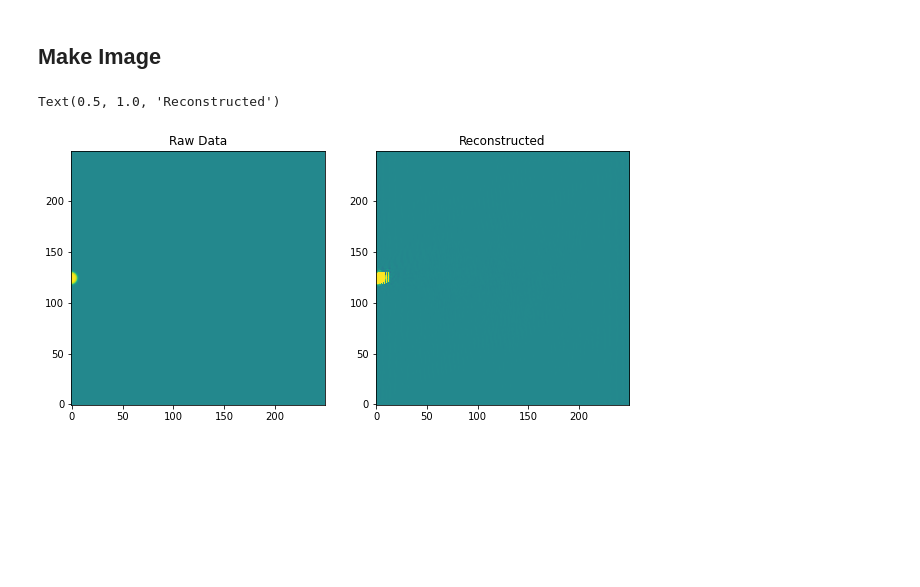
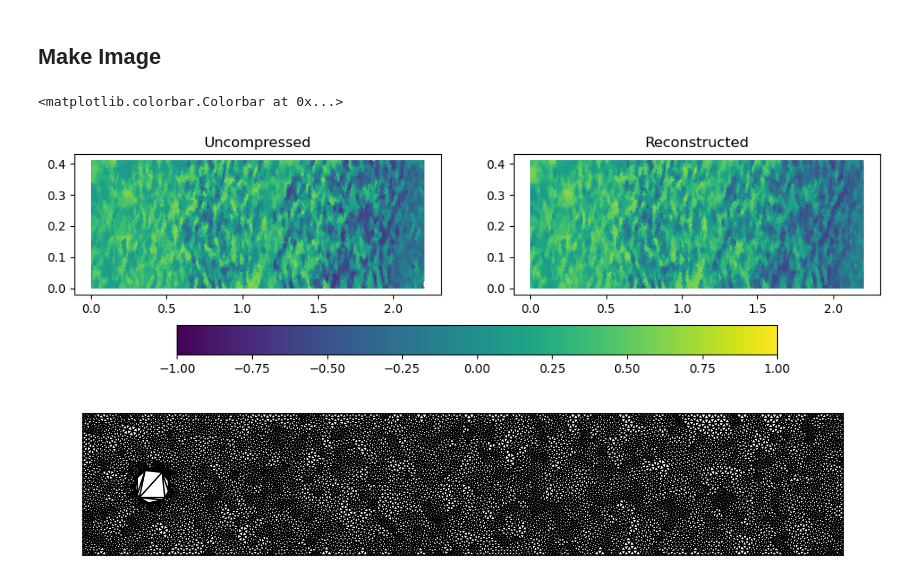
Before and after one commit to AlgorithmicDataReduction/PyTorch-QuadConv, a Jupyter notebook: notebooks/Checkpoint.ipynb, the cells around one changed output. Cells and saved outputs as stored; diff of their text form; code cells hidden in the pictures; blank space fills up the shorter version.

Commit message:
Small flow experiment edits.

```diff
--- a/notebooks/Checkpoint.ipynb
+++ b/notebooks/Checkpoint.ipynb
@@ -7,11 +7,11 @@ import numpy as np
 from core.mesh_data import DataModule
 from core.PVCAE.model import Model
 # %%
-dm = DataModule(data_dir='../data/ignition_mesh',
+dm = DataModule(data_dir='../data/flow_mesh',
                 spatial_dim=2,
-                num_points=9074,
+                num_points=7613,
                 batch_size=128,
-                channels=[1])
+                channels=[0])
 
 trainer = pl.Trainer(accelerator='gpu', devices=1, logger=False)
 
@@ -24,11 +24,12 @@ point_params = {"in_channels":[1,2],
             "out_channels":[2,2],
             "bias":[False]}
 
-path = 'ignition/pvcae/version_1/checkpoints/epoch=13989.ckpt'
+path = 'flow/pvcae/version_0/checkpoints/epoch=323.ckpt'
 model = Model.load_from_checkpoint('../lightning_logs/'+path,
                                   data_info=dm.get_data_info(),
                                   conv_params=conv_params,
-                                  point_params=point_params)
+                                  point_params=point_params,
+                                  vox_size=[0.02, 0.02])
 # %% [output]
 GPU available: True (cuda), used: True
 TPU available: False, using: 0 TPU cores
@@ -91,17 +92,34 @@ gif.save(frames, "best.gif", duration=50)
 # %% [markdown]
 ## Make Image
 # %%
-t = 0
+t = 60
 
-fig, ax = plt.subplots(1, 2, figsize=(10,10))
+plot_func = dm.get_plot_func()
 
-ax[0].imshow(raw[t,:,:], vmin=-1, vmax=1, origin='lower')
-ax[0].set_title("Raw Data")
+fig, ax = plt.subplots(1, 2, figsize=(12,3))
 
-ax[1].imshow(pred[t,:,:], vmin=-1, vmax=1, origin='lower')
+plot_func(dm.get_sample(t), ax[0])
+ax[0].set_title("Uncompressed")
+
+im = plot_func(pred[t,...], ax[1])
 ax[1].set_title("Reconstructed")
+
+fig.colorbar(im, ax=ax.ravel().tolist(), location='bottom')
 # %% [output]
-Text(0.5, 1.0, 'Reconstructed')
+<matplotlib.colorbar.Colorbar at 0x...>
-[figure, old version]
+[figure, new version]
 # %%
 fig.savefig(f"error_{t}.png")
+# %%
+flow_tri = dm._triangulation
+
+fig_tri = plt.figure(figsize=(12,3.8), dpi=300)
+
+ax_tri = fig_tri.add_axes([0,0,1,1])
+
+ax_tri.triplot(flow_tri, color='black')
+
+ax_tri.axis('off')
+ax_tri.set_aspect('equal')
+# %% [output]
+[figure, added]
```
Also changed, not shown: parts of 3 cells of this notebook, 1 other file.
